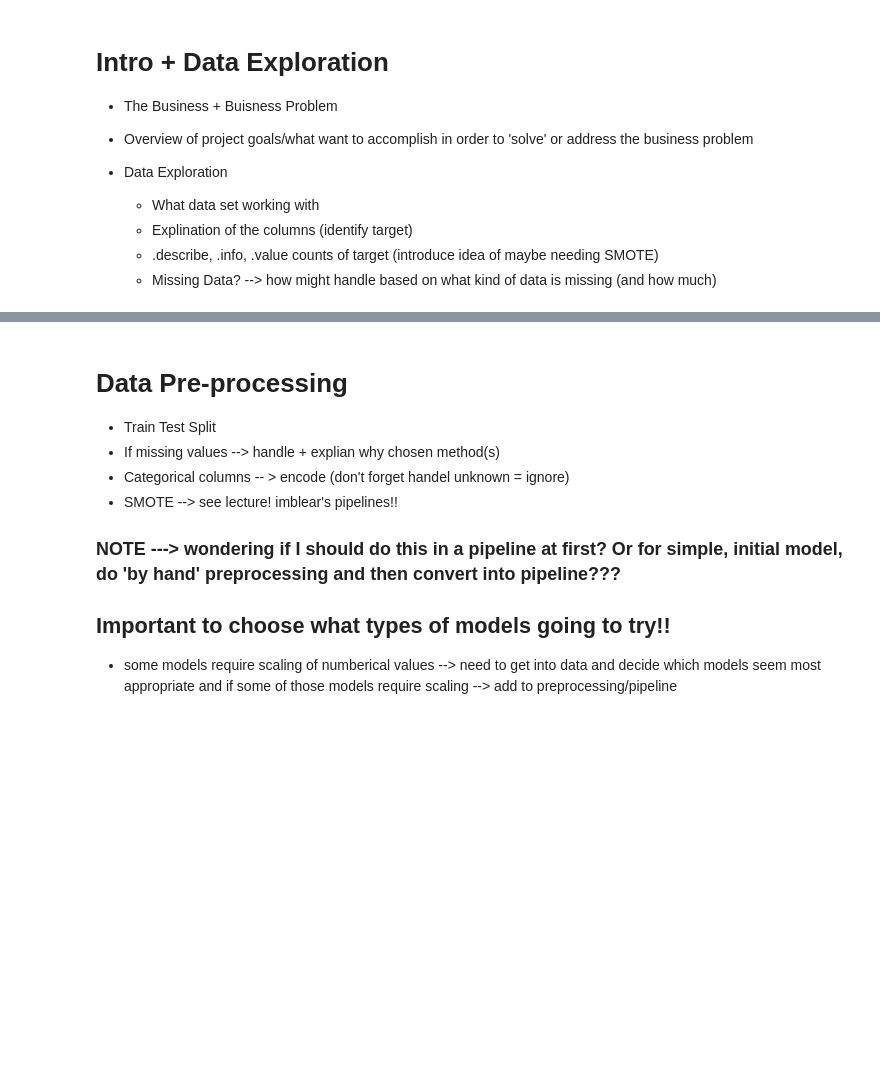
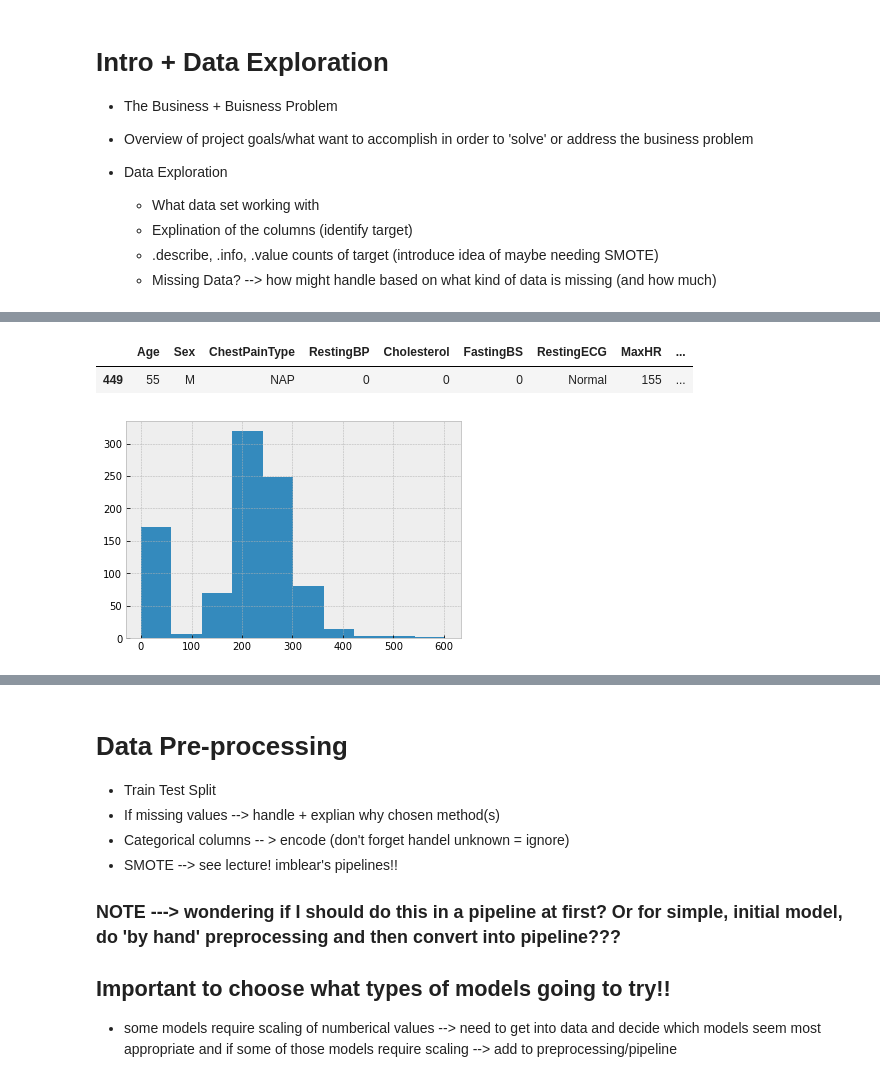
Before and after one commit to Bella3s/heart-disease-classification, a Jupyter notebook: index.ipynb, the cells around one changed output, grey strips where cells are left out. Drawn from its saved outputs; the diff is of its cells as text; code cells hidden in the pictures; blank space fills up the shorter version.

```diff
--- a/index.ipynb
+++ b/index.ipynb
@@ -17,0 +139,5 @@ Phase 3 Project by Bella Scribner
+# %%
+data[data['RestingBP'] == 0]
+# %% [output]
+|  | Age | Sex | ChestPainType | RestingBP | Cholesterol | FastingBS | RestingECG | MaxHR | ... |
+| 449 | 55 | M | NAP | 0 | 0 | 0 | Normal | 155 | ... |
@@ -17,0 +146,6 @@ Phase 3 Project by Bella Scribner
+# %%
+data = data[data['RestingBP'] != 0]
+# %%
+data['Cholesterol'].hist();
+# %% [output]
+[figure, added]
```
Also changed, not shown: parts of 31 cells of this notebook.
